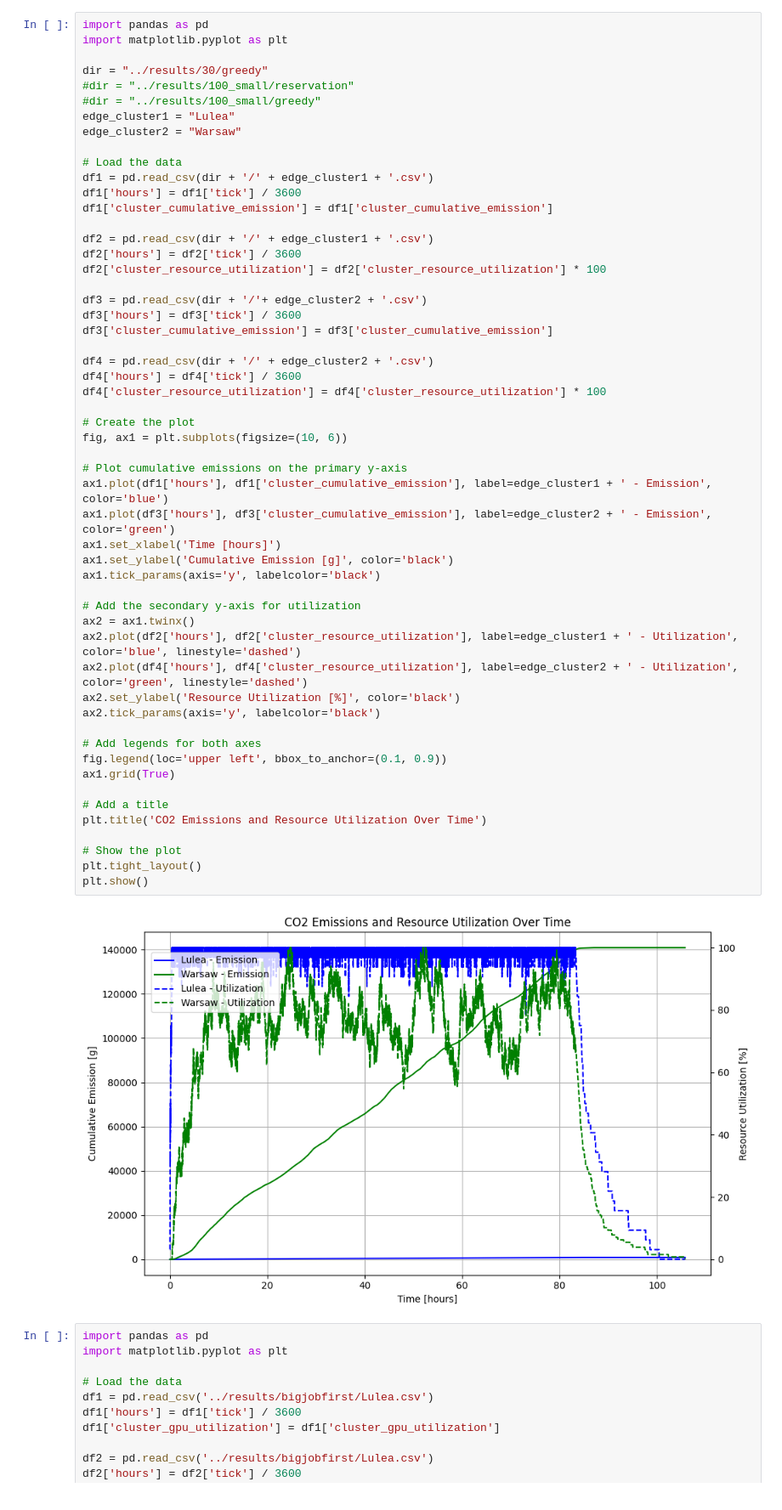
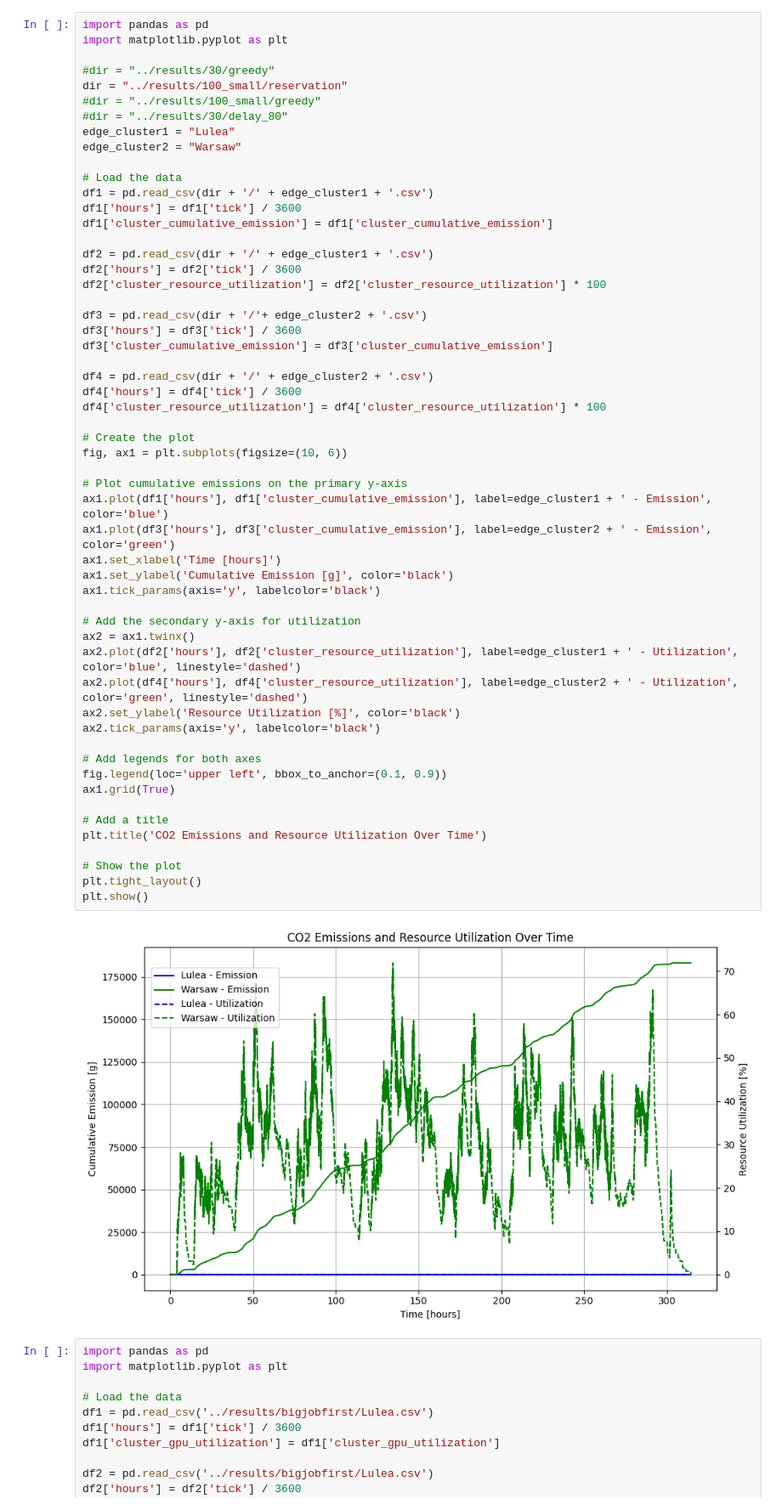
Before and after one commit to johankristianss/carbonsim, a Jupyter notebook: notebooks/EdgeClusterStatsP.ipynb, the cells around one changed output. Shown at 85% size. Drawn from its saved outputs; the diff is of its cells as text.

```diff
--- a/notebooks/EdgeClusterStatsP.ipynb
+++ b/notebooks/EdgeClusterStatsP.ipynb
@@ -2,9 +2,10 @@
 import pandas as pd
 import matplotlib.pyplot as plt
 
-dir = "../results/30/greedy"
-#dir = "../results/100_small/reservation"
+#dir = "../results/30/greedy"
+dir = "../results/100_small/reservation"
 #dir = "../results/100_small/greedy"
+#dir = "../results/30/delay_80"
 edge_cluster1 = "Lulea"
 edge_cluster2 = "Warsaw"
 
@@ -26,34 +27,34 @@ df4['hours'] = df4['tick'] / 3600
 df4['cluster_resource_utilization'] = df4['cluster_resource_utilization'] * 100
 
 # Create the plot
 fig, ax1 = plt.subplots(figsize=(10, 6))
 
 # Plot cumulative emissions on the primary y-axis
 ax1.plot(df1['hours'], df1['cluster_cumulative_emission'], label=edge_cluster1 + ' - Emission', color='blue')
 ax1.plot(df3['hours'], df3['cluster_cumulative_emission'], label=edge_cluster2 + ' - Emission', color='green')
 ax1.set_xlabel('Time [hours]')
 ax1.set_ylabel('Cumulative Emission [g]', color='black')
 ax1.tick_params(axis='y', labelcolor='black')
 
 # Add the secondary y-axis for utilization
 ax2 = ax1.twinx()
 ax2.plot(df2['hours'], df2['cluster_resource_utilization'], label=edge_cluster1 + ' - Utilization', color='blue', linestyle='dashed')
 ax2.plot(df4['hours'], df4['cluster_resource_utilization'], label=edge_cluster2 + ' - Utilization', color='green', linestyle='dashed')
 ax2.set_ylabel('Resource Utilization [%]', color='black')
 ax2.tick_params(axis='y', labelcolor='black')
 
 # Add legends for both axes
 fig.legend(loc='upper left', bbox_to_anchor=(0.1, 0.9))
 ax1.grid(True)
 
 # Add a title
 plt.title('CO2 Emissions and Resource Utilization Over Time')
 
 # Show the plot
 plt.tight_layout()
 plt.show()
 # %% [output]
-[figure, old version]
+[figure, new version]
 # %%
 import pandas as pd
 import matplotlib.pyplot as plt
```
Also changed, not shown: 14 other files.
